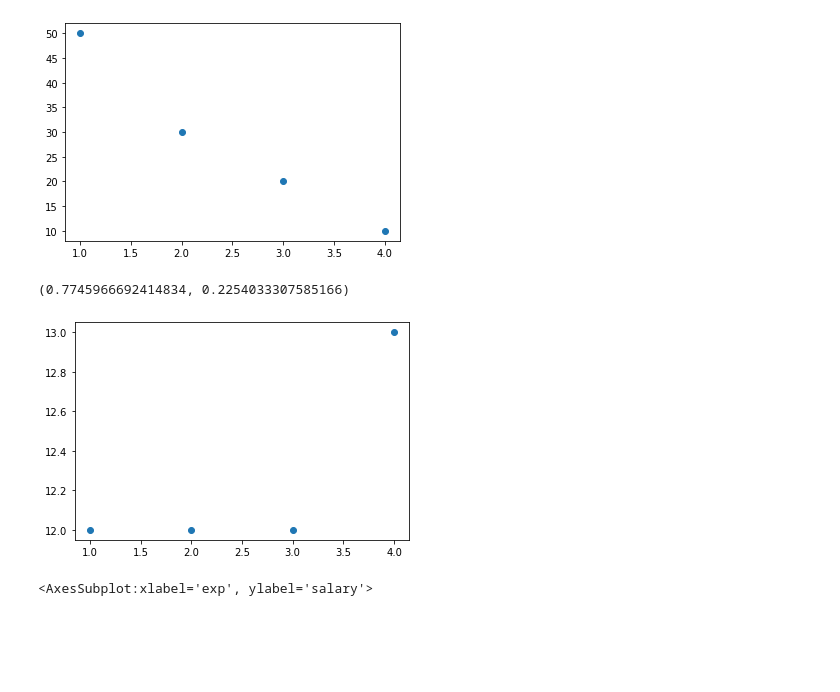
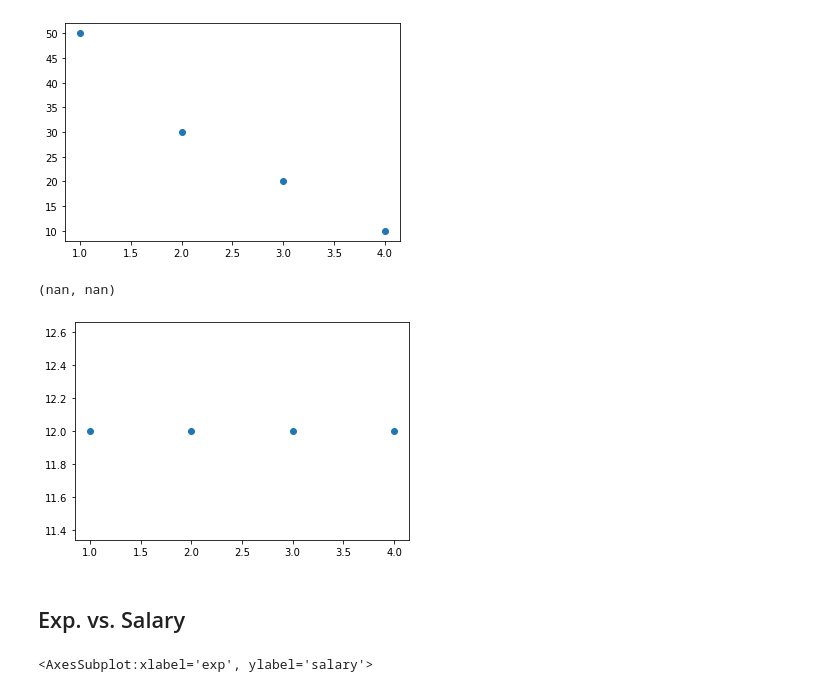
Before and after one commit to srikanthpragada/DS_04_FEB_2021, a Jupyter notebook: stats/salary_stats.ipynb, the cells around one changed output. Drawn from its saved outputs; the diff is of its cells as text; code cells hidden in the pictures; blank space fills up the shorter version.

```diff
--- a/stats/salary_stats.ipynb
+++ b/stats/salary_stats.ipynb
@@ -98,12 +98,14 @@ ss.pearsonr(x,y)
 # %%
 # No correlation
 x = [1,2,3,4]
-y = [12,12,12,13]
+y = [12,12,12,12]
 plt.scatter(x,y)
 ss.pearsonr(x,y)
 # %% [output]
-(0.7745966692414834, 0.2254033307585166)
+(nan, nan)
-[figure, old version]
+[figure, new version]
+# %% [markdown]
+## Exp. vs. Salary
 # %%
 df.plot.scatter(x='exp',y='salary')
 # %% [output]
```
Also changed, not shown: parts of 3 cells of this notebook, 1 other file.
